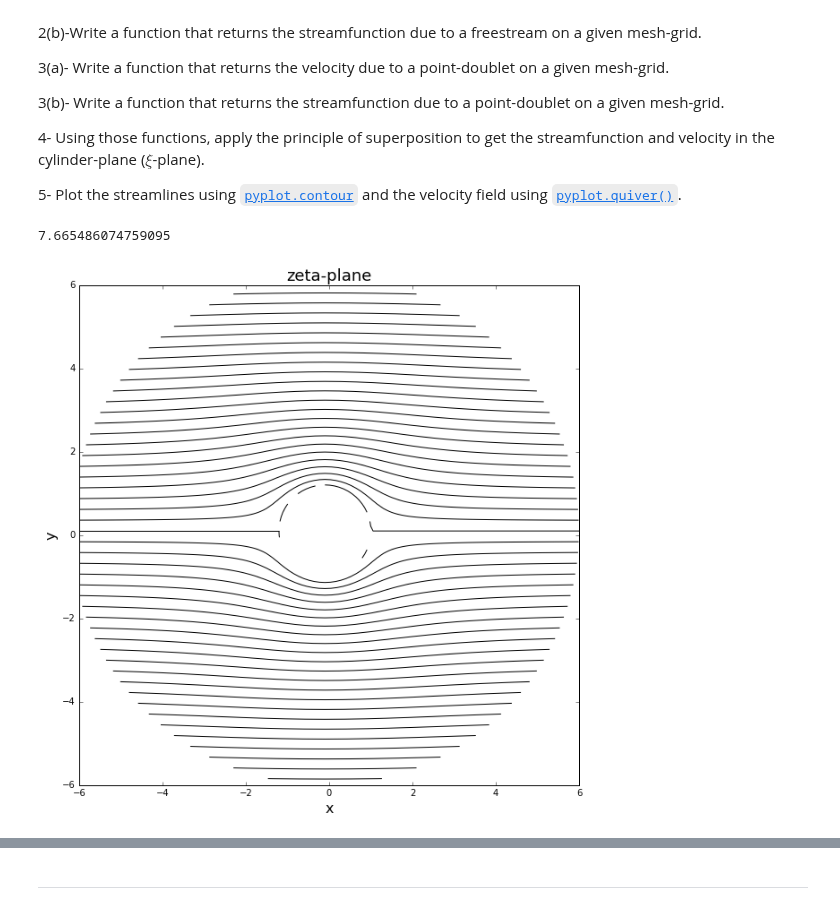
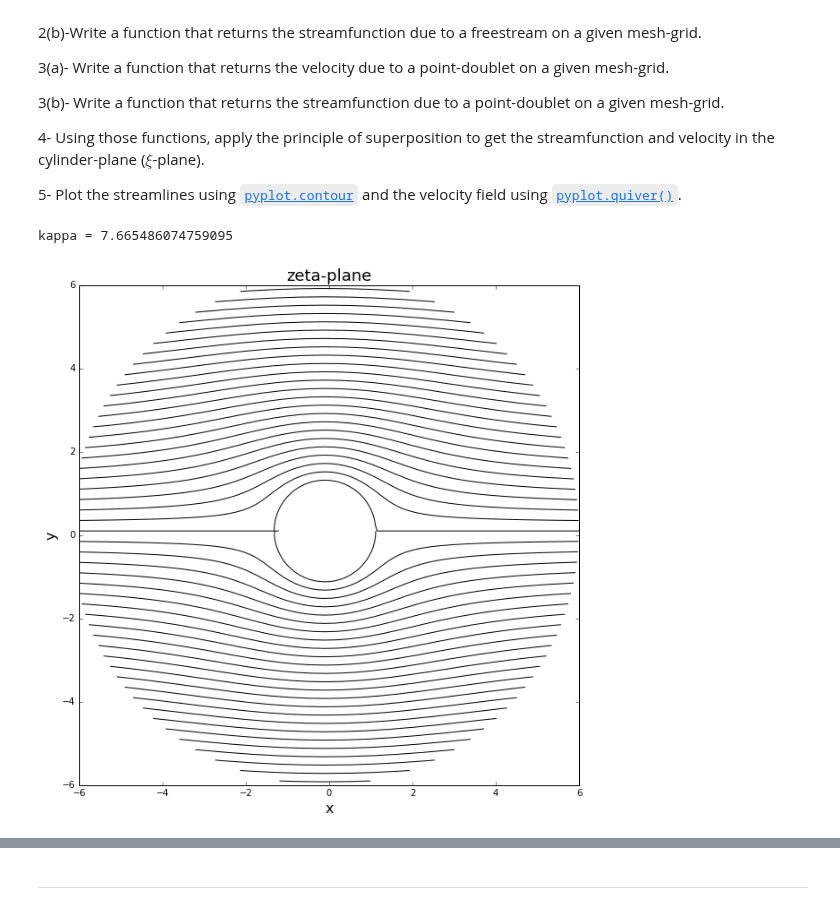
Before and after one commit to Pjgeno14/mae6226-workspace, a Jupyter notebook: midterm/midterm.ipynb, the cells around one changed output, grey strips where cells are left out. Cells and saved outputs as stored; diff of their text form; code cells hidden in the pictures.

```diff
--- a/midterm/midterm.ipynb
+++ b/midterm/midterm.ipynb
@@ -209,11 +213,15 @@ u_inf = 1.0
 
 # doublet strength
 kappa = (R**2)*2*numpy.pi*u_inf
-print(kappa)
+print('kappa =', kappa)
+
+x = numpy.linspace(x_start, x_end, 61)
+y = numpy.linspace(y_start, y_end, 100)
+X, Y = numpy.meshgrid(x, y)
 # %% [output]
-7.665486074759095
+kappa = 7.665486074759095
 # %%
-def get_velocity_doublet(strength, xd, yd, X, Y):
+def get_velocity_doublet(strength, r_mesh, theta_mesh):
     """
     Returns the velocity field generated by a doublet.
 
@@ -237,8 +245,8 @@ def get_velocity_doublet(strength, xd, yd, X, Y):
     v: 2D Numpy array of floats
         y-component of the velocity vector field.
     """
-    u = - strength/(2*math.pi)*((X-xd)**2-(Y-yd)**2)/((X-xd)**2+(Y-yd)**2)**2
-    v = - strength/(2*math.pi)*2*(X-xd)*(Y-yd)/((X-xd)**2+(Y-yd)**2)**2
+    u = u_inf*numpy.cos(theta_mesh)*(1-(strength/(2*numpy.pi*u_inf*r_mesh**2)))
+    v = - u_inf*numpy.sin(theta_mesh)*(1+(strength/(2*numpy.pi*u_inf*r_mesh**2)))
 
     return u, v
 
@@ -258,39 +266,39 @@ def get_stream_function_doublet(strength, r_mesh, theta_mesh):
     Returns
     -------
     psi: 2D Numpy array of floats
-        The stream-function.
+        The stream function.
     """
     psi = - (strength/(2*numpy.pi))*(numpy.sin(theta_mesh)/r_mesh)
 
     return psi
 # %%
 # freestream speed and stream function
-psi_freestream = u_inf*r_mesh*numpy.sin(theta_mesh)
+psi_freestream = u_inf*r*numpy.sin(theta_mesh)
 u_freestream = u_inf * numpy.ones((61,100), dtype=float)
 v_freestream = numpy.zeros((61,100), dtype=float)
 
 # doublet velocity
-u_doublet, v_doublet = get_velocity_doublet(kappa, x_c, y_c, r_mesh, theta_mesh)
+u_doublet, v_doublet = get_velocity_doublet(kappa, r_mesh, theta_mesh)
 
 # doublet streamfunction
 psi_doublet = get_stream_function_doublet(kappa, r_mesh, theta_mesh)
 
 # superposition of stream function and velocities
-psi = psi_freestream + psi_doublet
+psi = (u_inf*r_mesh*numpy.sin(theta_mesh))*(1-(R**2/r_mesh))
 u = u_freestream + u_doublet
 v = v_freestream + v_doublet
 
 # define zeta
 zeta = r_mesh*math.e**(1j*theta_mesh)+x_c+1j*y_c
 
 # plot zeta-plane
 size = 10
 pyplot.figure(figsize=(size, (y_end-y_start)/(x_end-x_start)*size))
 pyplot.xlabel('x', fontsize = 16)
 pyplot.ylabel('y', fontsize = 16)
 pyplot.xlim(-6, 6)
 pyplot.ylim(-6, 6)
 pyplot.title('zeta-plane', fontsize = 18)
 pyplot.contour(zeta.real, zeta.imag, psi, 51, colors='black', linestyles='solid');
 # %% [output]
-[figure, old version]
+[figure, new version]
```
Also changed, not shown: parts of 12 cells of this notebook.
